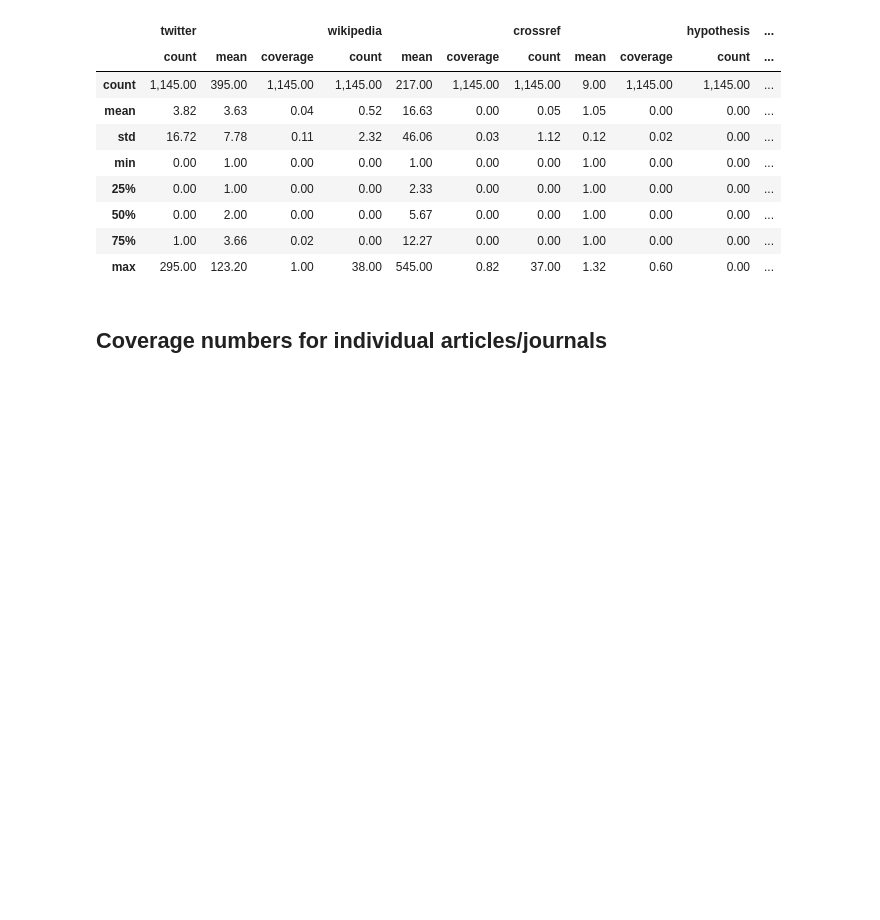
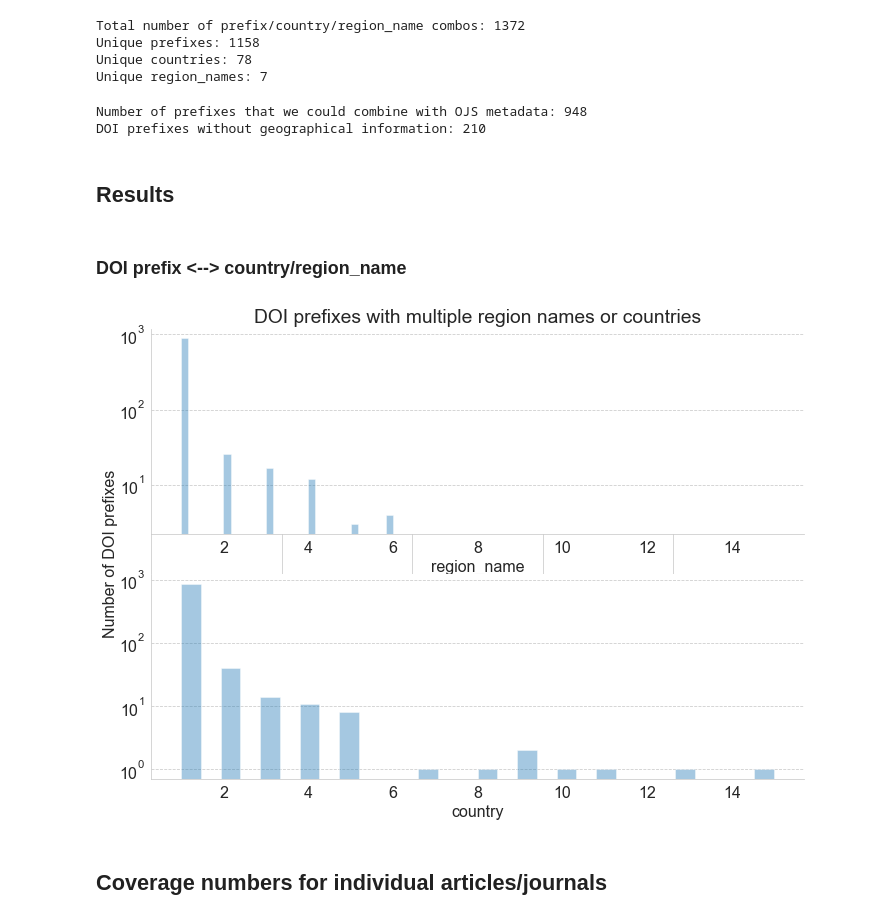
Before and after one commit to ScholCommLab/paperbuzz_analysis, a Jupyter notebook: analyse_paperbuzz.ipynb, the cells around one changed output. Drawn from its saved outputs; the diff is of its cells as text; code cells hidden in the pictures; blank space fills up the shorter version.

Commit message:
finished analysis notebook with prelim results

```diff
--- a/analyse_paperbuzz.ipynb
+++ b/analyse_paperbuzz.ipynb
@@ -62,16 +138,59 @@ articles[['twitter', 'wikipedia', 'crossref', 'hypothesis']].describe()
-# %%
-prefixes[['twitter', 'wikipedia', 'crossref', 'hypothesis']].describe()
-# %% [output]
-|  | twitter |  |  | wikipedia |  |  | crossref |  |  | hypothesis | ... |
-|  | count | mean | coverage | count | mean | coverage | count | mean | coverage | count | ... |
-| count | 1,145.00 | 395.00 | 1,145.00 | 1,145.00 | 217.00 | 1,145.00 | 1,145.00 | 9.00 | 1,145.00 | 1,145.00 | ... |
-| mean | 3.82 | 3.63 | 0.04 | 0.52 | 16.63 | 0.00 | 0.05 | 1.05 | 0.00 | 0.00 | ... |
-| std | 16.72 | 7.78 | 0.11 | 2.32 | 46.06 | 0.03 | 1.12 | 0.12 | 0.02 | 0.00 | ... |
-| min | 0.00 | 1.00 | 0.00 | 0.00 | 1.00 | 0.00 | 0.00 | 1.00 | 0.00 | 0.00 | ... |
-| 25% | 0.00 | 1.00 | 0.00 | 0.00 | 2.33 | 0.00 | 0.00 | 1.00 | 0.00 | 0.00 | ... |
-| 50% | 0.00 | 2.00 | 0.00 | 0.00 | 5.67 | 0.00 | 0.00 | 1.00 | 0.00 | 0.00 | ... |
-| 75% | 1.00 | 3.66 | 0.02 | 0.00 | 12.27 | 0.00 | 0.00 | 1.00 | 0.00 | 0.00 | ... |
-| max | 295.00 | 123.20 | 1.00 | 38.00 | 545.00 | 0.82 | 37.00 | 1.32 | 0.60 | 0.00 | ... |
+# %%
+# Merge prefixes with region names and countries
+prefixes = prefixes.merge(journal_info[['doi_prefix', 'region_name', 'country']], left_index=True, right_on="doi_prefix", how="left")
+prefixes = prefixes.drop_duplicates().set_index('doi_prefix')
+
+print("Total number of prefix/country/region_name combos:", len(prefixes))
+print("Unique prefixes:", prefixes.index.nunique())
+print("Unique countries:", prefixes.country.nunique())
+print("Unique region_names:", prefixes.region_name.nunique())
+# %% [output]
+Total number of prefix/country/region_name combos: 1372
+Unique prefixes: 1158
+Unique countries: 78
+Unique region_names: 7
+# %%
+prefixes_in_articles = prefixes.index.unique().tolist()
+known_ojs_prefixes = journal_info.doi_prefix.unique().tolist()
+common = set(prefixes_in_articles).intersection(set(known_ojs_prefixes))
+print("Number of prefixes that we could combine with OJS metadata:", len(common))
+print("DOI prefixes without geographical information:", prefixes.index.nunique()-len(common))
+# %% [output]
+Number of prefixes that we could combine with OJS metadata: 948
+DOI prefixes without geographical information: 210
+# %% [markdown]
+## Results
+# %% [markdown]
+### DOI prefix <--> country/region_name
+# %%
+fig = plt.figure()
+ax = fig.add_subplot(111)    # The big subplot
+ax1 = fig.add_subplot(211)
+ax2 = fig.add_subplot(212, sharex=ax1)
+
+# Turn off axis lines and ticks of the big subplot
+ax.spines['top'].set_color('none')
+ax.spines['bottom'].set_color('none')
+ax.spines['left'].set_color('none')
+ax.spines['right'].set_color('none')
+ax.tick_params(labelcolor='w', top=False, bottom=False, left=False, right=False)
+sns.despine(ax=ax)
+
+for v, a in zip(["region_name", "country"], [ax1, ax2]):
+    pdf = prefixes[~prefixes[v].isna()].groupby("doi_prefix")[v].nunique()
+    sns.distplot(pdf, kde=False, ax=a)
+
+    a.grid(False, axis="x")
+    a.grid(axis="y", linestyle="--")
+    a.set_title("")
+    a.set_xlabel(v)
+    a.set_yscale("log")
+    sns.despine(ax=a)
+
+ax.set_ylabel("Number of DOI prefixes");
+ax.set_title("DOI prefixes with multiple region names or countries");
+# %% [output]
+[figure, added]
 # %% [markdown]
 ## Coverage numbers for individual articles/journals
 # %%
```
Also changed, not shown: parts of 43 cells of this notebook, 1 other file.
